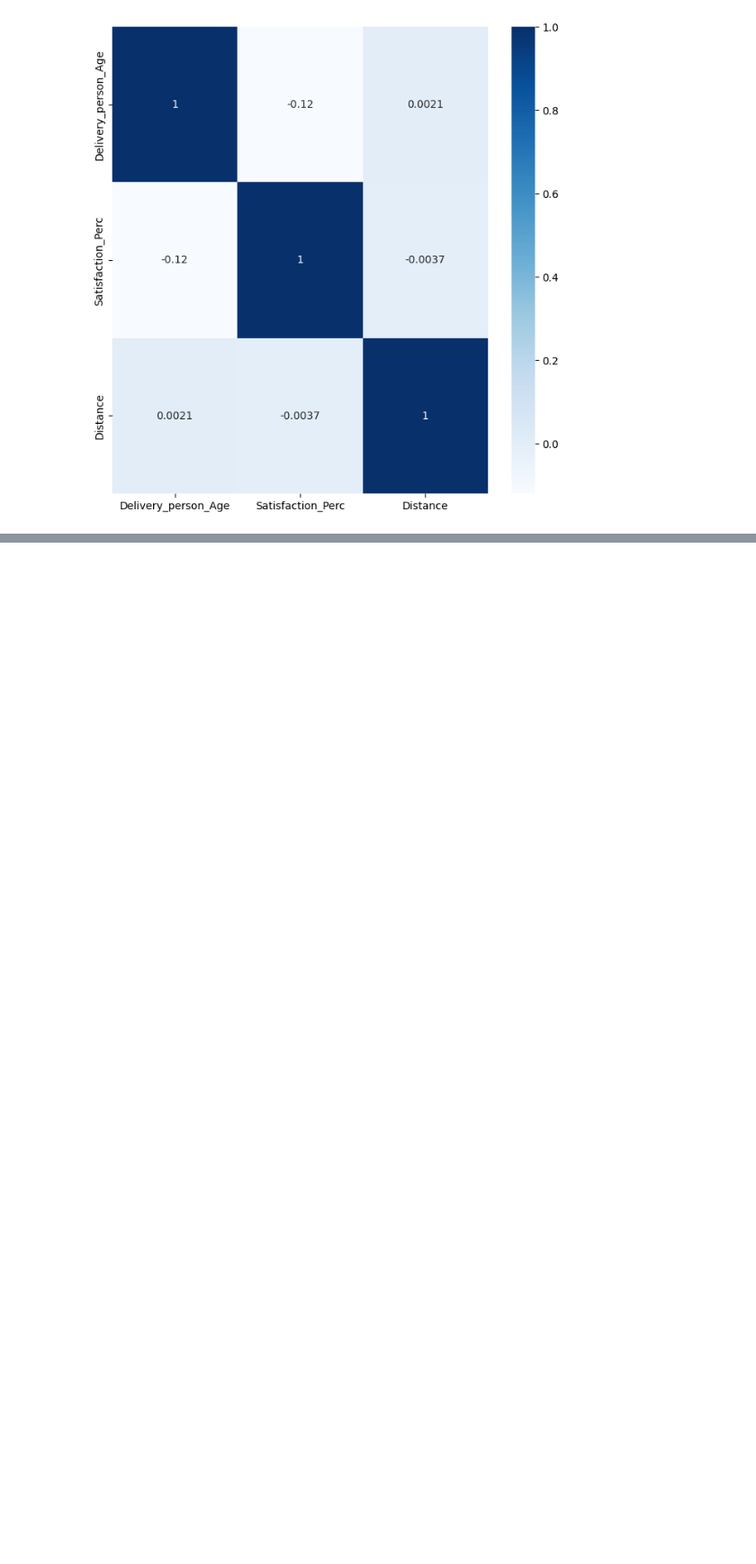
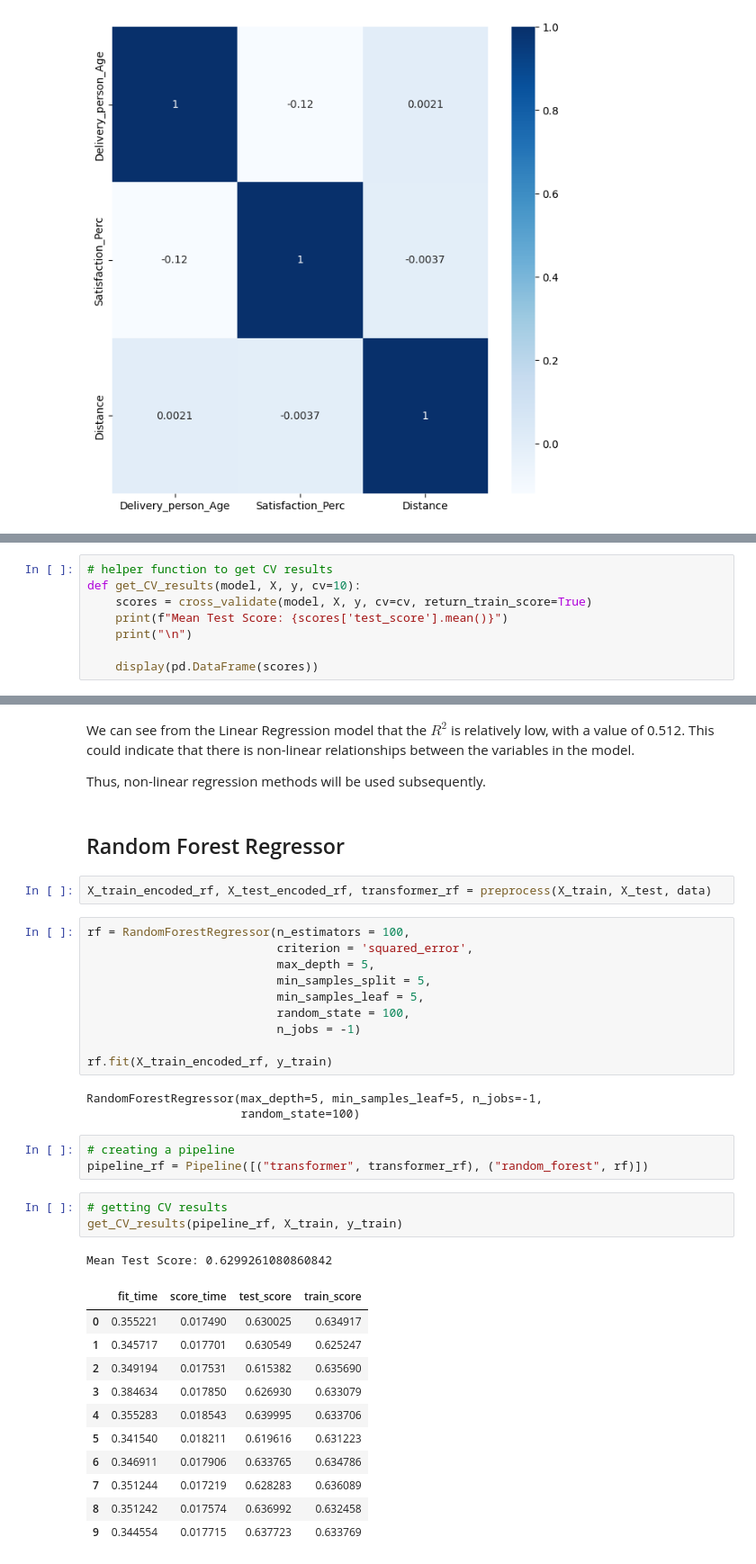
Before and after one commit to mevin-singh/Portfolio-Projects, a Jupyter notebook: Python/Delivery Duration Prediction/Delivery Duration.ipynb, the cells around one changed output, grey strips where cells are left out. Shown at 90% size. Saved outputs shown, nothing was run; the diff lists cells and outputs as text; blank space fills up the shorter version.

```diff
--- a/Python/Delivery Duration Prediction/Delivery Duration.ipynb
+++ b/Python/Delivery Duration Prediction/Delivery Duration.ipynb
@@ -315,0 +421,8 @@ ordinal_variables = ['Road_traffic_density', 'Vehicle_condition', 'Time_of_Day_O
+# %%
+# helper function to get CV results
+def get_CV_results(model, X, y, cv=10):
+    scores = cross_validate(model, X, y, cv=cv, return_train_score=True)
+    print(f"Mean Test Score: {scores['test_score'].mean()}")
+    print("\n")
+
+    display(pd.DataFrame(scores))
@@ -315,0 +474,40 @@ ordinal_variables = ['Road_traffic_density', 'Vehicle_condition', 'Time_of_Day_O
+# %% [markdown]
+We can see from the Linear Regression model that the $R^2$ is relatively low, with a value of 0.512. This could indicate that there is non-linear relationships between the variables in the model.
+
+Thus, non-linear regression methods will be used subsequently.
+# %% [markdown]
+## Random Forest Regressor
+# %%
+X_train_encoded_rf, X_test_encoded_rf, transformer_rf = preprocess(X_train, X_test, data)
+# %%
+rf = RandomForestRegressor(n_estimators = 100,
+                           criterion = 'squared_error',
+                           max_depth = 5,
+                           min_samples_split = 5,
+                           min_samples_leaf = 5,
+                           random_state = 100,
+                           n_jobs = -1)
+
+rf.fit(X_train_encoded_rf, y_train)
+# %% [output]
+RandomForestRegressor(max_depth=5, min_samples_leaf=5, n_jobs=-1,
+                      random_state=100)
+# %%
+# creating a pipeline
+pipeline_rf = Pipeline([("transformer", transformer_rf), ("random_forest", rf)])
+# %%
+# getting CV results
+get_CV_results(pipeline_rf, X_train, y_train)
+# %% [output]
+Mean Test Score: 0.6299261080860842
+|  | fit_time | score_time | test_score | train_score |
+| 0 | 0.355221 | 0.017490 | 0.630025 | 0.634917 |
+| 1 | 0.345717 | 0.017701 | 0.630549 | 0.625247 |
+| 2 | 0.349194 | 0.017531 | 0.615382 | 0.635690 |
+| 3 | 0.384634 | 0.017850 | 0.626930 | 0.633079 |
+| 4 | 0.355283 | 0.018543 | 0.639995 | 0.633706 |
+| 5 | 0.341540 | 0.018211 | 0.619616 | 0.631223 |
+| 6 | 0.346911 | 0.017906 | 0.633765 | 0.634786 |
+| 7 | 0.351244 | 0.017219 | 0.628283 | 0.636089 |
+| 8 | 0.351242 | 0.017574 | 0.636992 | 0.632458 |
+| 9 | 0.344554 | 0.017715 | 0.637723 | 0.633769 |
```
Also changed, not shown: parts of 53 cells of this notebook.
